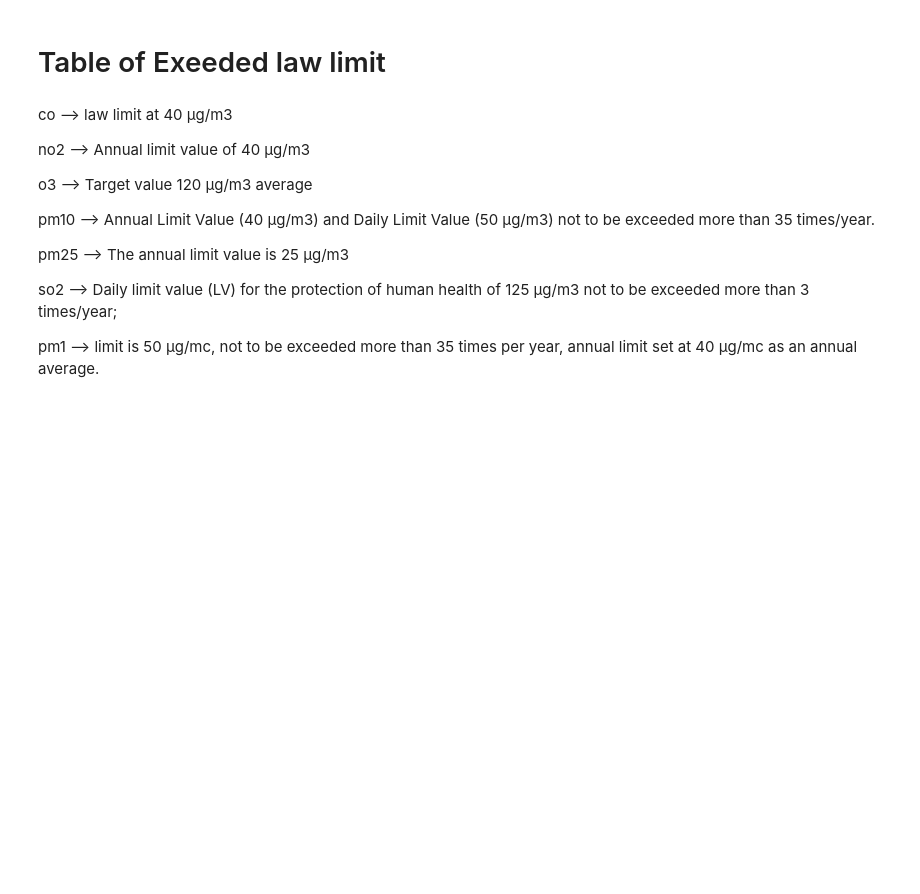
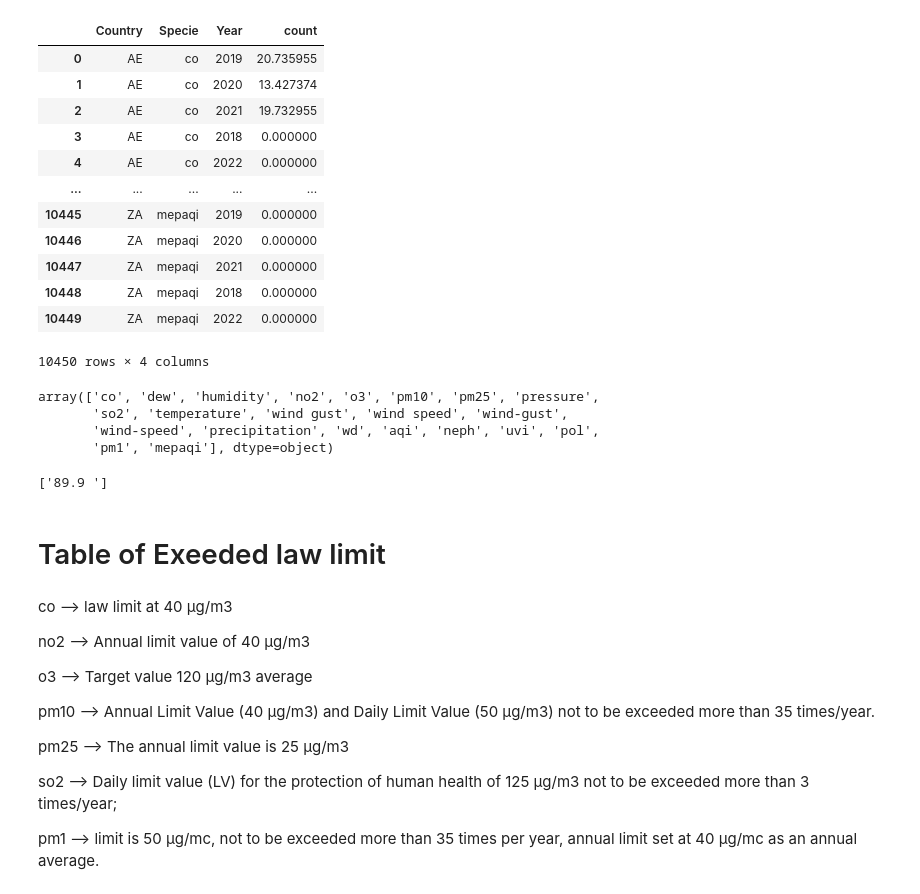
Before and after one commit to elenaabcc/CovidAnalysis4CPDM, a Jupyter notebook: pollution_charts_generator.ipynb, the cells around one changed output. Saved outputs shown, nothing was run; the diff lists cells and outputs as text; code cells hidden in the pictures; blank space fills up the shorter version.

```diff
--- a/pollution_charts_generator.ipynb
+++ b/pollution_charts_generator.ipynb
@@ -10,6 +10,34 @@ import plotly.graph_objects as go
 # It will take some seconds
 from etl_pollution_dataframe import *
 from etl_vaccination_dataframe import *
+# %%
+res[res['Country' == IT &]]
+# %% [output]
+|  | Country | Specie | Year | count |
+| 0 | AE | co | 2019 | 20.735955 |
+| 1 | AE | co | 2020 | 13.427374 |
+| 2 | AE | co | 2021 | 19.732955 |
+| 3 | AE | co | 2018 | 0.000000 |
+| 4 | AE | co | 2022 | 0.000000 |
+| ... | ... | ... | ... | ... |
+| 10445 | ZA | mepaqi | 2019 | 0.000000 |
+| 10446 | ZA | mepaqi | 2020 | 0.000000 |
+| 10447 | ZA | mepaqi | 2021 | 0.000000 |
+| 10448 | ZA | mepaqi | 2018 | 0.000000 |
+| 10449 | ZA | mepaqi | 2022 | 0.000000 |
+10450 rows × 4 columns
+# %%
+res.Specie.unique()
+# %% [output]
+array(['co', 'dew', 'humidity', 'no2', 'o3', 'pm10', 'pm25', 'pressure',
+       'so2', 'temperature', 'wind gust', 'wind speed', 'wind-gust',
+       'wind-speed', 'precipitation', 'wd', 'aqi', 'neph', 'uvi', 'pol',
+       'pm1', 'mepaqi'], dtype=object)
+# %%
+
+[str(round(value,2))+' ' for value in  res.loc[(res['Specie'] == 'pm10') & (res['Year'] == '2019') & (res['Country'] =='NO')]['count']]
+# %% [output]
+['89.9 ']
 # %% [markdown]
 # Table of Exeeded law limit
 # %% [markdown]
```
Also changed, not shown: parts of 5 cells of this notebook.
